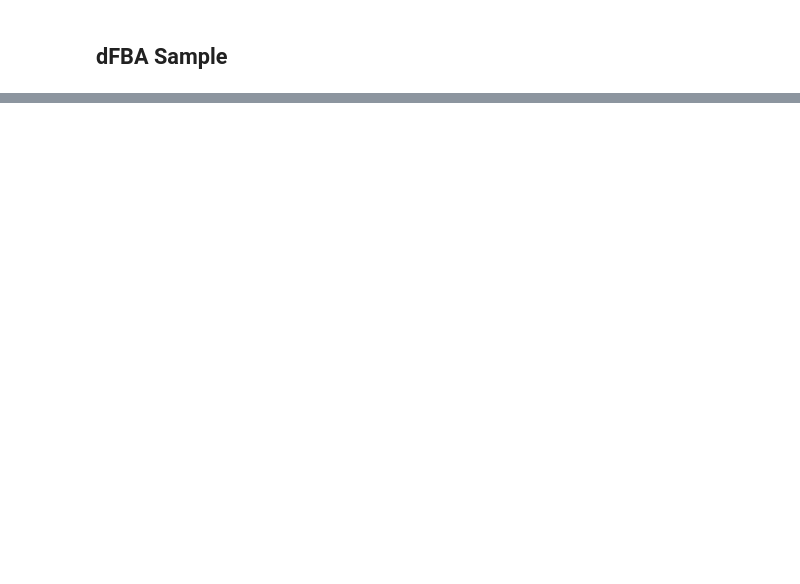
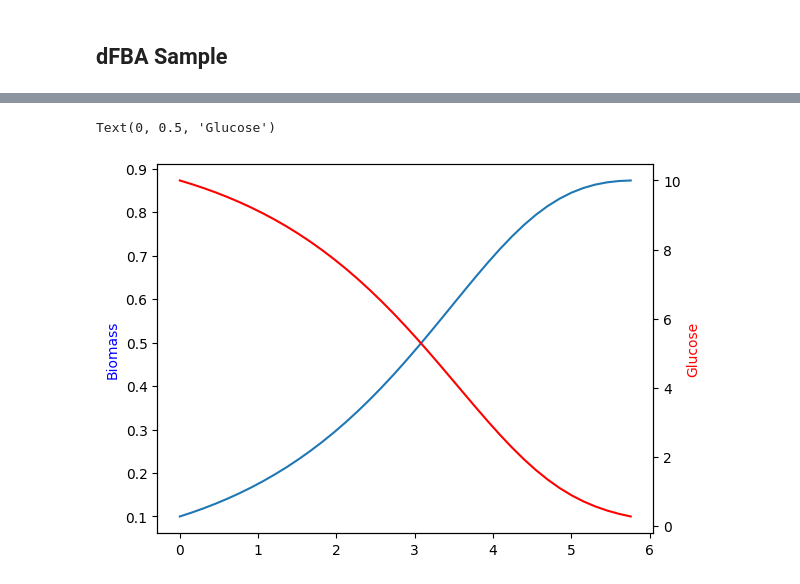
Before and after one commit to jtdocter27/Bioinformatics-, a Jupyter notebook: fba_model_build.ipynb, the cells around one changed output, grey strips where cells are left out. Cells and saved outputs as stored; diff of their text form; code cells hidden in the pictures; blank space fills up the shorter version.

```diff
--- a/fba_model_build.ipynb
+++ b/fba_model_build.ipynb
@@ -330,7 +330,7 @@ model = load_model('textbook')
 def add_dynamic_bounds(model, y): #takes in the predefined model, biomass concentration, and glucose concentration
     biomass, glucose = y
     glucose_max_import = -10 * glucose / (5 +glucose) #this is MM kinetics, essentially.
-    model.reactions.EX_glc_D_e.lower_bound = glucose_max_import #sets the lower bound of the glucose exchange reaction to the reaction rate calculated above
+    model.reactions.EX_glc__D_e.lower_bound = glucose_max_import #sets the lower bound of the glucose exchange reaction to the reaction rate calculated above
 # %%
 def dynamic_system(t, y):
     biomass, glucose = y
@@ -344,7 +344,13 @@ def dynamic_system(t, y):
     fluxes = lex_constraints.values #retrieves the optimized flux values from the constraints
     fluxes *= biomass #creates bulk exchange rates
 
+    if dynamic_system.pbar is not None:
+        dynamic_system.pbar.update(1)
+        dynamic_system.pbar.set_description('t = {:.3f}'.format(t))
+
     return fluxes
+
+dynamic_system.pbar = None
 
 def infeasible_event(t, y):
     """
@@ -369,3 +375,23 @@ def infeasible_event(t, y):
 infeasible_event.epsilon = 1E-6 #sets a threshold for feasbility
 infeasible_event.direction = 1 #specifies the value of the event, 1 being infeasbility is triggered when the feasibility value becomes greater than this
 infeasible_event.terminal = True #indicates that when the event is triggered, the integration stops
+# %%
+ts = np.linspace(0, 15, 100)  # Desired integration resolution and interval
+y0 = [0.1, 10]
+
+ts = np.linspace(0, 15, 100)  # Desired integration resolution and interval
+y0 = [0.1, 10]
+
+with tqdm.tqdm() as pbar:
+    dynamic_system.pbar = pbar
+
+    sol = solve_ivp(
+        fun=dynamic_system,
+        events=[infeasible_event],
+        t_span=(ts.min(), ts.max()),
+        y0=y0,
+        t_eval=ts,
+        rtol=1e-6,
+        atol=1e-8,
+        method='BDF'
+    )
@@ -371,0 +413,11 @@ infeasible_event.terminal = True #indicates that when the event is triggered, th
+# %%
+ax = plt.subplot(111)
+ax.plot(sol.t, sol.y.T[:, 0]) #sol.t is time, solution value for each variable
+ax2 = plt.twinx(ax)
+ax2.plot(sol.t, sol.y.T[:, 1], color='r')
+
+ax.set_ylabel('Biomass', color='b')
+ax2.set_ylabel('Glucose', color='r')
+# %% [output]
+Text(0, 0.5, 'Glucose')
+[figure, added]
```
Also changed, not shown: parts of 11 cells of this notebook, 1 other file.
